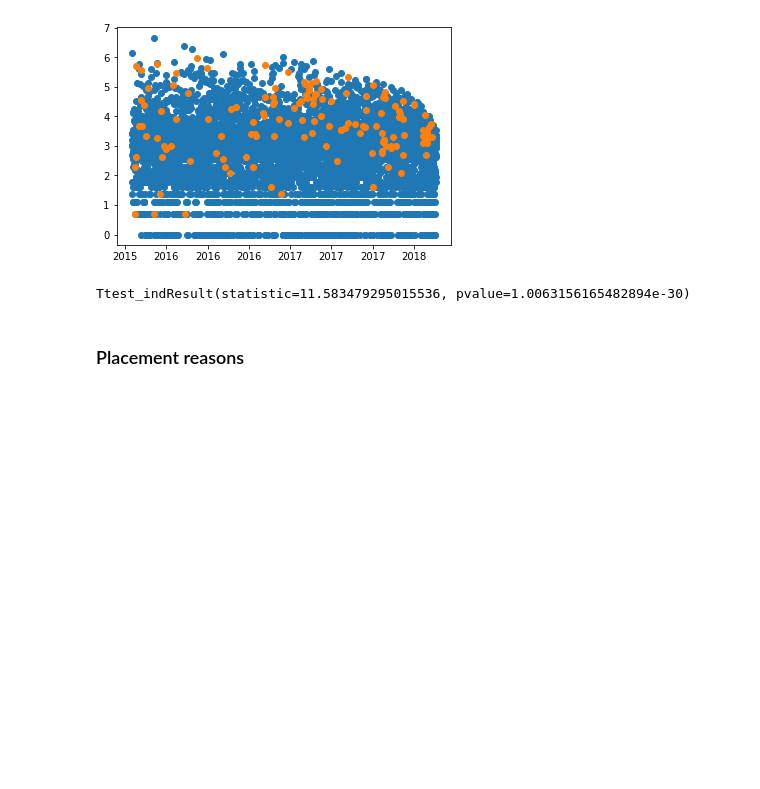
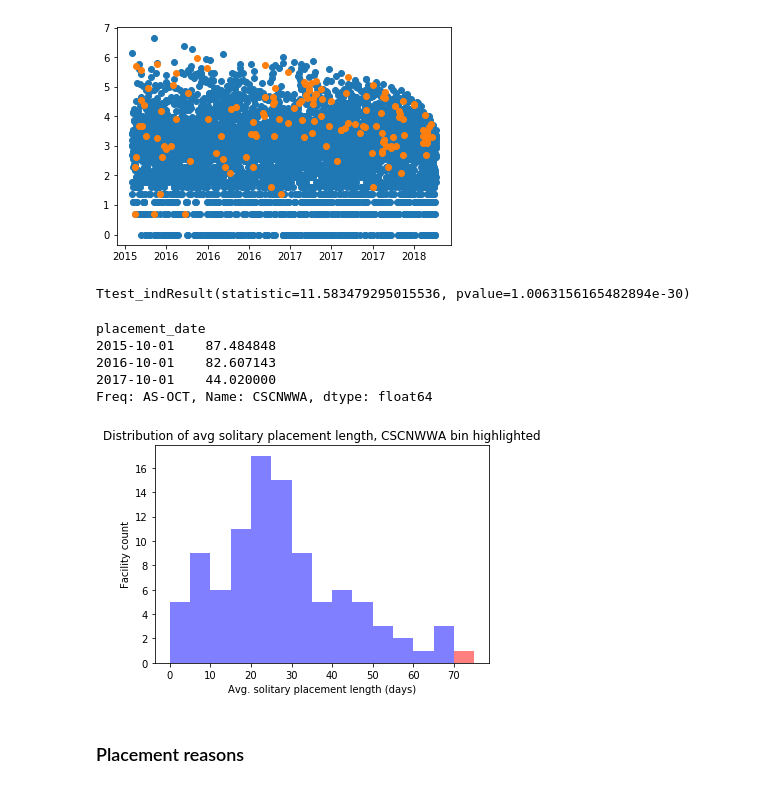
Before and after one commit to UWCHR/nwdc-seg, a Jupyter notebook: analyze/note/NWDC-analyze.ipynb, the cells around one changed output. Cells and saved outputs as stored; diff of their text form; code cells hidden in the pictures; blank space fills up the shorter version.

```diff
--- a/analyze/note/NWDC-analyze.ipynb
+++ b/analyze/note/NWDC-analyze.ipynb
@@ -1046,3 +1046,5 @@ ttest = scipystats.ttest_ind(pogo[nwdc]['days_solitary'], pogo[~nwdc]['days_soli
 ttest
 # %% [output]
 Ttest_indResult(statistic=11.583479295015536, pvalue=1.0063156165482894e-30)
+# %%
+avg_sol = pogo.groupby('detloc')['days_solitary'].mean()
@@ -1048,0 +1053,27 @@ Ttest_indResult(statistic=11.583479295015536, pvalue=1.0063156165482894e-30)
+# %%
+avg_sol_fy.unstack().T.loc['CSCNWWA']
+# %% [output]
+placement_date
+2015-10-01    87.484848
+2016-10-01    82.607143
+2017-10-01    44.020000
+Freq: AS-OCT, Name: CSCNWWA, dtype: float64
+# %%
+target_facil = 'CSCNWWA'
+# %%
+num_bins = np.arange(0,80,5)
+data = avg_sol
+# the histogram of the data
+n, bins, patches = plt.hist(data, num_bins, facecolor='blue', alpha=0.5)
+
+target_bin = np.digitize(avg_sol[target_facil], list(bins))
+
+patches[target_bin].set_fc('r')
+
+plt.xlabel('Avg. solitary placement length (days)')
+plt.ylabel('Facility count')
+plt.title(f'Distribution of avg. solitary placement length, {target_facil} bin highlighted')
+
+plt.show;
+# %% [output]
+[figure, added]
```
Also changed, not shown: parts of 22 cells of this notebook, 2 other files.
